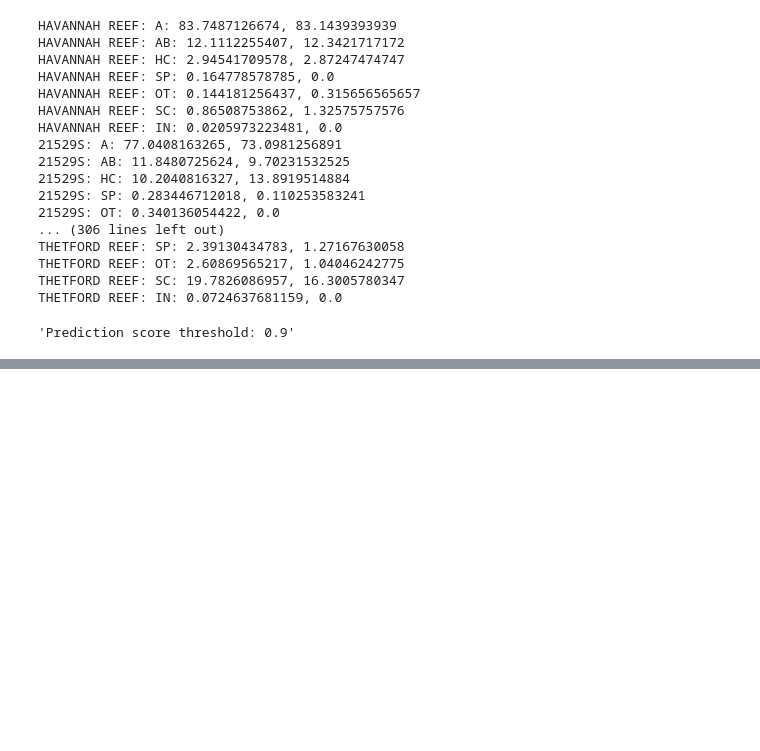
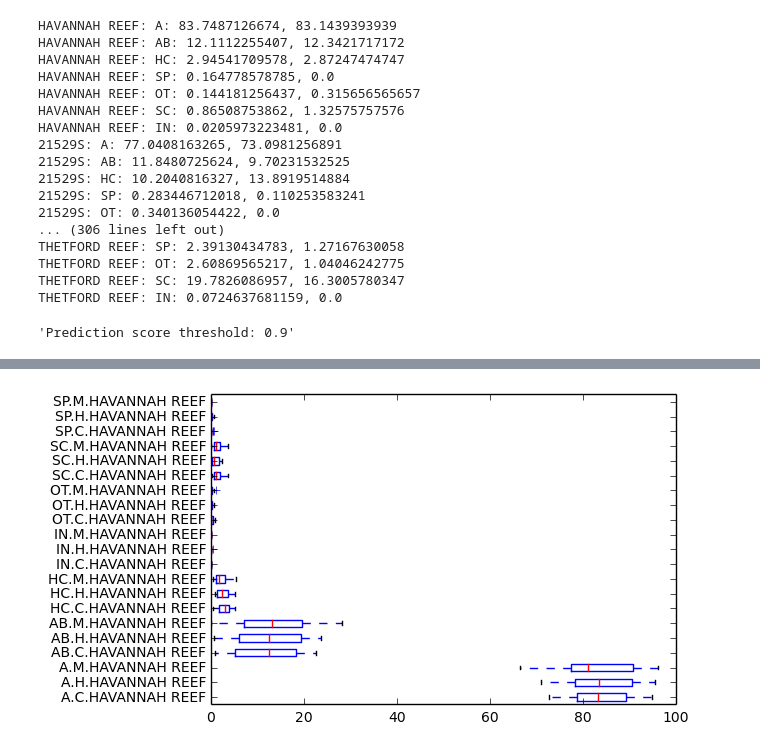
Before and after one commit to threehundred/notebooks, a Jupyter notebook: 2014predictions.ipynb, the cells around one changed output, grey strips where cells are left out. Drawn from its saved outputs; the diff is of its cells as text; code cells hidden in the pictures; blank space fills up the shorter version.

Commit message:
Latest files for mean comparisons and bleaching results

```diff
--- a/2014predictions.ipynb
+++ b/2014predictions.ipynb
@@ -22,6 +22,8 @@ from IPython.display import display, HTML
 import pandas as pd
 
 %matplotlib inline
+
+di.display_html('''<h3>Confusion matrix for RM surveys conducted in year 2014 onwards. </h3>''', raw=True)
 
 def plot_confusion_matrix(cm, target_names, title='Confusion matrix', cmap=plt.cm.Blues):
     plt.matshow(cm, cmap=cmap)
@@ -53,11 +55,15 @@ def plot_precision_recall(precision, recall, thresholds, title):
     plt.legend(loc="lower left")
     plt.show()
 
-with open('2014predictions.csv') as csvfile:
-    reader = csv.DictReader(csvfile)
-    rows = list(row for row in reader)
 
-dataframe = pd.DataFrame(rows)
+def get_df():
+    with open('2014predictions.csv') as csvfile:
+        reader = csv.DictReader(csvfile)
+        rows = list(row for row in reader)
+
+        return pd.DataFrame(rows), rows
+
+dataframe, rows = get_df()
 
 y_true = []
 y_pred = []
@@ -283,3 +292,83 @@ THETFORD REEF: OT: 2.60869565217, 1.04046242775
 THETFORD REEF: SC: 19.7826086957, 16.3005780347
 THETFORD REEF: IN: 0.0724637681159, 0.0
 'Prediction score threshold: 0.9'
+# %%
+di.display_html('''<h3>Box plots per reef, for percentage cover of codes of Human (H), Machine (M), Combined humand and machine (C) </h3>''', raw=True)
+di.display_html('''<p>SP.M.HAVANNAH REEF means: Sponge, Machine labelled, for HAVANNAH REEF </p>''', raw=True)
+di.display_html('''<p>SP.C.HAVANNAH REEF means: Sponge, Combined machine and human, for HAVANNAH REEF. Where combined is using the human labelled points, for points which could not be labelled accuractely by the machine. About 60% machine, 40% human.</p>''', raw=True)
+
+def tally_transect_coverages(dataframe, prediction_score_threshold=0.9):
+    #df = dataframe.sample(frac=0.1)
+    #dataframe, rows = get_df()
+    sites = dataframe['SITE_NO'].unique()
+    transects = dataframe['TRANSECT_NO'].unique()
+    reefs = dataframe['REEF_NAME'].unique()
+    group_codes = dataframe['GROUP_CODE'].unique()
+    prediction_codes = dataframe['PREDICTION'].unique()
+    dataframe['PREDICTION_SCORE'] = dataframe['PREDICTION_SCORE'].astype('float64')
+
+    #for pred_code in prediction_codes:
+    #    print(pred_code)
+    #    dataframe.ix[dataframe["PREDICTION"] == pred_code, 'PREDICTION'] = groups_orig[groups.index(pred_code)]
+
+    printable = []
+    tallys = {}
+    for reef in reefs:
+        reef_tallys = {}
+
+        for site in sites:
+            for transect in transects:
+
+                if "2 shallow" in site: # and reef != "HAVANNAH REEF":
+                    continue
+
+                total_df = dataframe.loc[(dataframe['REEF_NAME'] == reef) & (dataframe['SITE_NO'] == site) & (dataframe['TRANSECT_NO'] == transect)]
+                total = float(len(total_df))
+
+                predicted_total_df = dataframe.loc[(dataframe['REEF_NAME'] == reef) & (dataframe['PREDICTION_SCORE'] >= prediction_score_threshold) & (dataframe['SITE_NO'] == site) & (dataframe['TRANSECT_NO'] == transect)]
+                predicted_total = float(len((predicted_total_df)))
+
+                diff_df = dataframe.loc[(dataframe['REEF_NAME'] == reef) & (dataframe['PREDICTION_SCORE'] < prediction_score_threshold) & (dataframe['SITE_NO'] == site) & (dataframe['TRANSECT_NO'] == transect)]
+                diff_total = float(len((diff_df)))
+
+
+                for code in group_codes:
+
+                    prediction_code = groups[groups_orig.index(code)]
+                    diff_code_total = float(len(diff_df.loc[(diff_df['REEF_NAME'] == reef) & (diff_df['GROUP_CODE'] == code) & (diff_df['SITE_NO'] == site) & (diff_df['TRANSECT_NO'] == transect)]))
+                    code_total = float(len(dataframe.loc[(dataframe['REEF_NAME'] == reef) & (dataframe['GROUP_CODE'] == code) & (dataframe['SITE_NO'] == site) & (dataframe['TRANSECT_NO'] == transect)]))
+                    predicted_code_total = float(len(dataframe.loc[(dataframe['REEF_NAME'] == reef) & (dataframe['PREDICTION'] == prediction_code) & (dataframe['SITE_NO'] == site) & (dataframe['TRANSECT_NO'] == transect) & (dataframe['PREDICTION_SCORE'] >= prediction_score_threshold)]))
+                    #print(reef + ": " + site + ": " + transect + ": " + code + ": " + str(code_total/total*100) + ", " + str(predicted_code_total/predicted_total*100))
+
+                    manual_percentage = code_total/total*100 if total != 0 else 0
+                    percentage = predicted_code_total/predicted_total*100 if predicted_total != 0 else 0
+                    diff_percentage = diff_code_total/diff_total*100 if diff_total != 0 else 0
+                    combined_percentage = (diff_percentage + percentage) / 2.0
+
+                    tally = reef_tallys.get(code+".H."+reef, [])
+                    tally.append(manual_percentage)
+                    reef_tallys[code+".H."+reef] = tally
+
+                    tally = reef_tallys.get(code+".C."+reef, [])
+                    tally.append(combined_percentage)
+                    reef_tallys[code+".C."+reef] = tally
+
+                    tally = reef_tallys.get(code+".M."+reef, [])
+                    tally.append(percentage)
+                    reef_tallys[code+".M."+reef] = tally
+
+        df = pd.DataFrame(reef_tallys)
+        df.plot.box(vert=False)
+
+    #return "Prediction score threshold: 0.9"
+    #for key in tallys:
+        #print(len(tallys[key]), tallys[key])
+        #print(key, len(tallys[key]))
+
+    return tallys
+
+#print("here")
+result_df = pd.DataFrame(tally_transect_coverages(dataframe))
+#print(result_df)
+#result_df.plot.box(vert=False)
+# %% [output]
@@ -285,0 +382 @@ THETFORD REEF: IN: 0.0724637681159, 0.0
+[figure, added]
```
Also changed, not shown: parts of 4 cells of this notebook, 4 other files.
